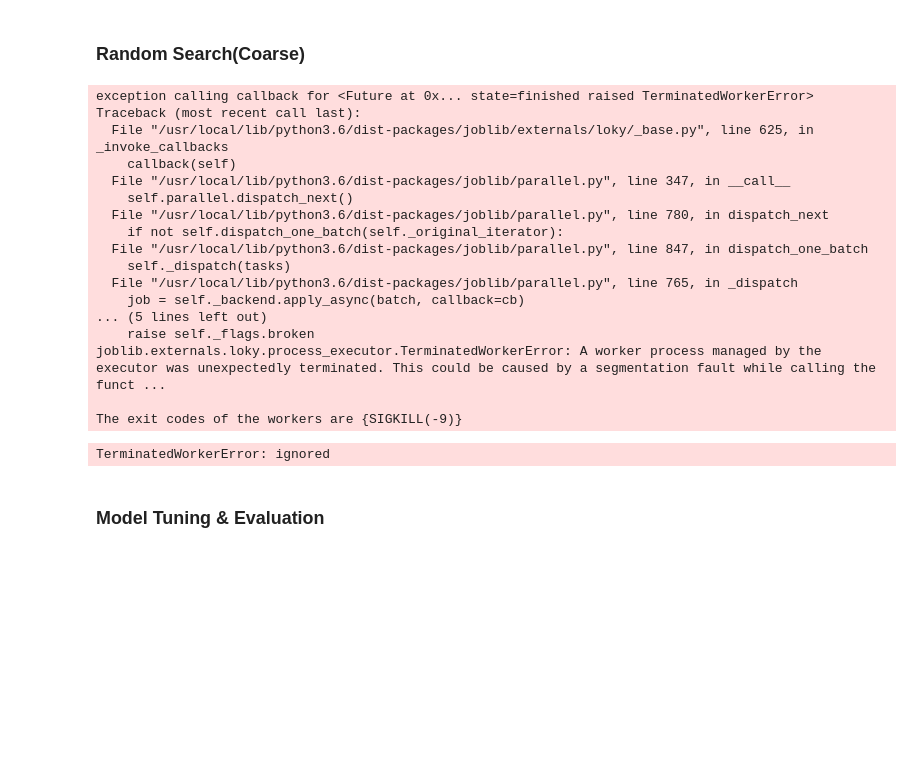
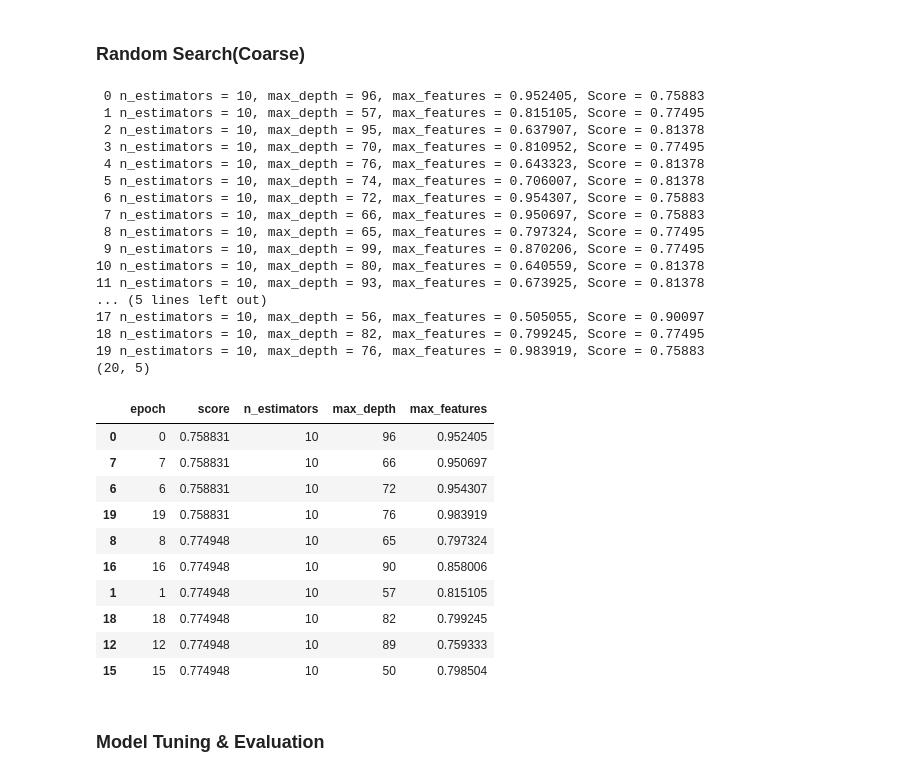
Before and after one commit to kim-bo-saeng/dacon_jeju, a Jupyter notebook: jeju_data_analysis.ipynb, the cells around one changed output. Cells and saved outputs as stored; diff of their text form; code cells hidden in the pictures; blank space fills up the shorter version.

```diff
--- a/jeju_data_analysis.ipynb
+++ b/jeju_data_analysis.ipynb
@@ -46,7 +46,7 @@ def grap_month(data):
   return int(data[4:])
 # %%
 # 날짜 처리
-data = data.fillna('')
+data = data.fillna(1)
 data['year'] = data['REG_YYMM'].apply(lambda x : grap_year(x))
 data['month'] = data['REG_YYMM'].apply(lambda x : grap_month(x))
 data = data.drop(['REG_YYMM'], axis = 1)
@@ -151,62 +151,72 @@ train_target = np.log1p(train_num['AMT'])
 # %% [markdown]
 ### Random Search(Coarse)
 # %%
-n_estimators = 300 # 트리의 갯수는 나중에 천천히 올려보겠습니다.
-num_epoch = 10    # 반복횟수는 100번
+n_estimators = 10 # 트리의 갯수는 나중에 천천히 올려보겠습니다.
+num_epoch = 20    # 반복횟수는 50번
 coarse_hyperparameters_list = [] # hyperparameter 탐색 결과를 리스트로 저장
 
 # num_epoch 횟수만큼 랜덤 서치를 반복합니다.
 for epoch in range(num_epoch):
-    max_depth = np.random.randint(low = 2, high = 100)
-    max_features = np.random.uniform(low = 0.1, high = 1.0)
+    max_depth = np.random.randint(low = 50, high = 100)
+    max_features = np.random.uniform(low = 0.5, high = 1.0)
     model = RandomForestRegressor(n_estimators = n_estimators,
                                   max_depth = max_depth,
                                   max_features = max_features,
                                   n_jobs = -1,
                                   random_state = 4)
 
     predict = cross_val_predict(model, train_features, train_target, cv = 20)
     y_predict = np.expm1(predict)
 
     score = mean_squared_log_error(train_num['AMT'], y_predict)
     score = np.sqrt(score)
 
     # hyperparameter 탐색 결과
     hyperparameters = {
         'epoch': epoch,
         'score': score,
         'n_estimators': n_estimators,
         'max_depth': max_depth,
         'max_features': max_features,
     }
     coarse_hyperparameters_list.append(hyperparameters)
     print(f"{epoch:2} n_estimators = {n_estimators}, max_depth = {max_depth:2}, max_features = {max_features:.6f}, Score = {score:.5f}")
 
 # coarse_hyperparameters_list를 Pandas의 DataFrame으로 변환합니다.
 coarse_hyperparameters_list = pd.DataFrame.from_dict(coarse_hyperparameters_list)
 coarse_hyperparameters_list = coarse_hyperparameters_list.sort_values(by="score")
 
 print(coarse_hyperparameters_list.shape)
 coarse_hyperparameters_list.head(10)
 # %% [output]
-exception calling callback for <Future at 0x... state=finished raised TerminatedWorkerError>
-Traceback (most recent call last):
-  File "/usr/local/lib/python3.6/dist-packages/joblib/externals/loky/_base.py", line 625, in _invoke_callbacks
-    callback(self)
-  File "/usr/local/lib/python3.6/dist-packages/joblib/parallel.py", line 347, in __call__
-    self.parallel.dispatch_next()
-  File "/usr/local/lib/python3.6/dist-packages/joblib/parallel.py", line 780, in dispatch_next
-    if not self.dispatch_one_batch(self._original_iterator):
-  File "/usr/local/lib/python3.6/dist-packages/joblib/parallel.py", line 847, in dispatch_one_batch
-    self._dispatch(tasks)
-  File "/usr/local/lib/python3.6/dist-packages/joblib/parallel.py", line 765, in _dispatch
-    job = self._backend.apply_async(batch, callback=cb)
+ 0 n_estimators = 10, max_depth = 96, max_features = 0.952405, Score = 0.75883
+ 1 n_estimators = 10, max_depth = 57, max_features = 0.815105, Score = 0.77495
+ 2 n_estimators = 10, max_depth = 95, max_features = 0.637907, Score = 0.81378
+ 3 n_estimators = 10, max_depth = 70, max_features = 0.810952, Score = 0.77495
+ 4 n_estimators = 10, max_depth = 76, max_features = 0.643323, Score = 0.81378
+ 5 n_estimators = 10, max_depth = 74, max_features = 0.706007, Score = 0.81378
+ 6 n_estimators = 10, max_depth = 72, max_features = 0.954307, Score = 0.75883
+ 7 n_estimators = 10, max_depth = 66, max_features = 0.950697, Score = 0.75883
+ 8 n_estimators = 10, max_depth = 65, max_features = 0.797324, Score = 0.77495
+ 9 n_estimators = 10, max_depth = 99, max_features = 0.870206, Score = 0.77495
+10 n_estimators = 10, max_depth = 80, max_features = 0.640559, Score = 0.81378
+11 n_estimators = 10, max_depth = 93, max_features = 0.673925, Score = 0.81378
 ... (5 lines left out)
-    raise self._flags.broken
-joblib.externals.loky.process_executor.TerminatedWorkerError: A worker process managed by the executor was unexpectedly terminated. This could be caused by a segmentation fault while calling the funct ...
-
-The exit codes of the workers are {SIGKILL(-9)}
+17 n_estimators = 10, max_depth = 56, max_features = 0.505055, Score = 0.90097
+18 n_estimators = 10, max_depth = 82, max_features = 0.799245, Score = 0.77495
+19 n_estimators = 10, max_depth = 76, max_features = 0.983919, Score = 0.75883
+(20, 5)
-TerminatedWorkerError: ignored
+|  | epoch | score | n_estimators | max_depth | max_features |
+| 0 | 0 | 0.758831 | 10 | 96 | 0.952405 |
+| 7 | 7 | 0.758831 | 10 | 66 | 0.950697 |
+| 6 | 6 | 0.758831 | 10 | 72 | 0.954307 |
+| 19 | 19 | 0.758831 | 10 | 76 | 0.983919 |
+| 8 | 8 | 0.774948 | 10 | 65 | 0.797324 |
+| 16 | 16 | 0.774948 | 10 | 90 | 0.858006 |
+| 1 | 1 | 0.774948 | 10 | 57 | 0.815105 |
+| 18 | 18 | 0.774948 | 10 | 82 | 0.799245 |
+| 12 | 12 | 0.774948 | 10 | 89 | 0.759333 |
+| 15 | 15 | 0.774948 | 10 | 50 | 0.798504 |
 # %% [markdown]
 ### Model Tuning & Evaluation
 # %%
```
